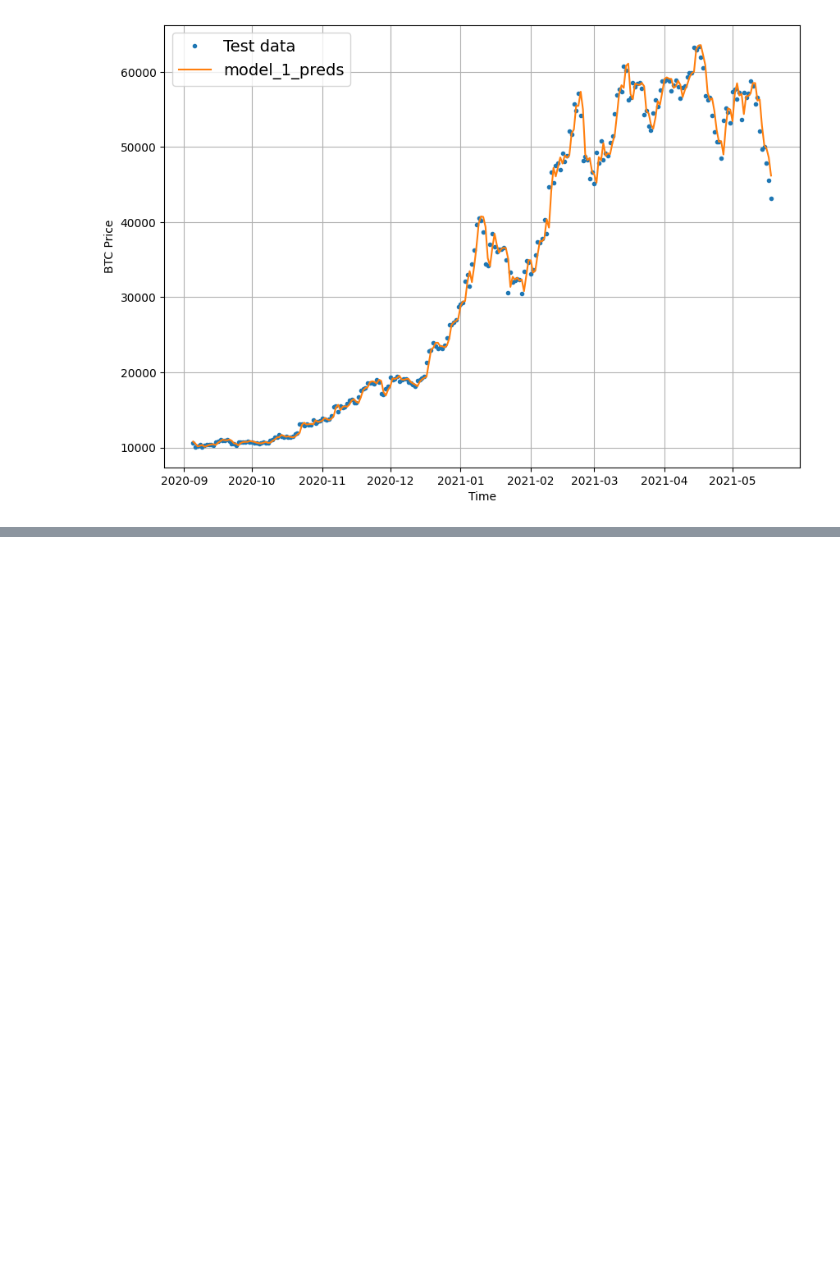
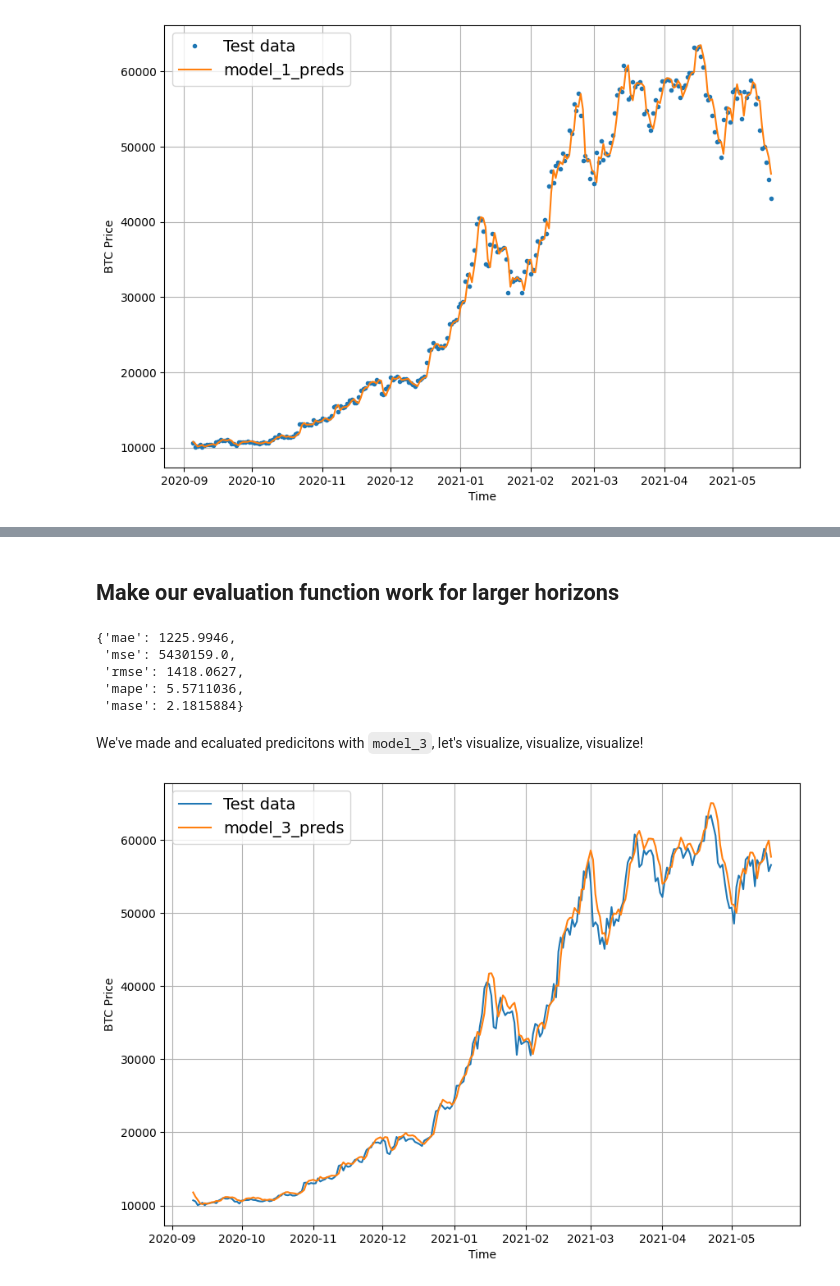
Before and after one commit to miller00315/ia_studies, a Jupyter notebook: time_series_forecasting_with_tensor_flow.ipynb, the cells around one changed output, grey strips where cells are left out. Saved outputs shown, nothing was run; the diff lists cells and outputs as text; code cells hidden in the pictures; blank space fills up the shorter version.

```diff
--- a/time_series_forecasting_with_tensor_flow.ipynb
+++ b/time_series_forecasting_with_tensor_flow.ipynb
@@ -778,0 +920,3 @@ plot_time_series(timesteps=X_test[-len(test_windows):], values=model_1_preds, st
+# %%
+mdoel_3_loaded = tf.keras.models.load_model("model_experiments/model_3_dense")
+mdoel_3_loaded.evaluate(test_windows, test_labels)
@@ -778,0 +926,3 @@ plot_time_series(timesteps=X_test[-len(test_windows):], values=model_1_preds, st
+# %%
+model_3_preds = make_preds(mdoel_3_loaded, test_windows)
+model_3_preds[:5]
@@ -778,0 +942,23 @@ plot_time_series(timesteps=X_test[-len(test_windows):], values=model_1_preds, st
+# %% [markdown]
+## Make our evaluation function work for larger horizons
+# %%
+model_3_results = evaluate_preds(y_true=tf.squeeze(test_labels),
+                                 y_pred=model_3_preds)
+model_3_results
+# %% [output]
+{'mae': 1225.9946,
+ 'mse': 5430159.0,
+ 'rmse': 1418.0627,
+ 'mape': 5.5711036,
+ 'mase': 2.1815884}
+# %% [markdown]
+We've made and ecaluated predicitons with `model_3`, let's
+visualize, visualize, visualize!
+# %%
+offset = 300
+plt.figure(figsize=(10, 7))
+
+plot_time_series(timesteps=X_test[-len(test_windows):], values=test_labels[:, 0], start=offset, format='-', label="Test data")
+plot_time_series(timesteps=X_test[-len(test_windows):], values=tf.reduce_mean(model_3_preds, axis=1), format='-', start=offset, label="model_3_preds")
+# %% [output]
+[figure, added]
```
Also changed, not shown: parts of 46 cells of this notebook.
